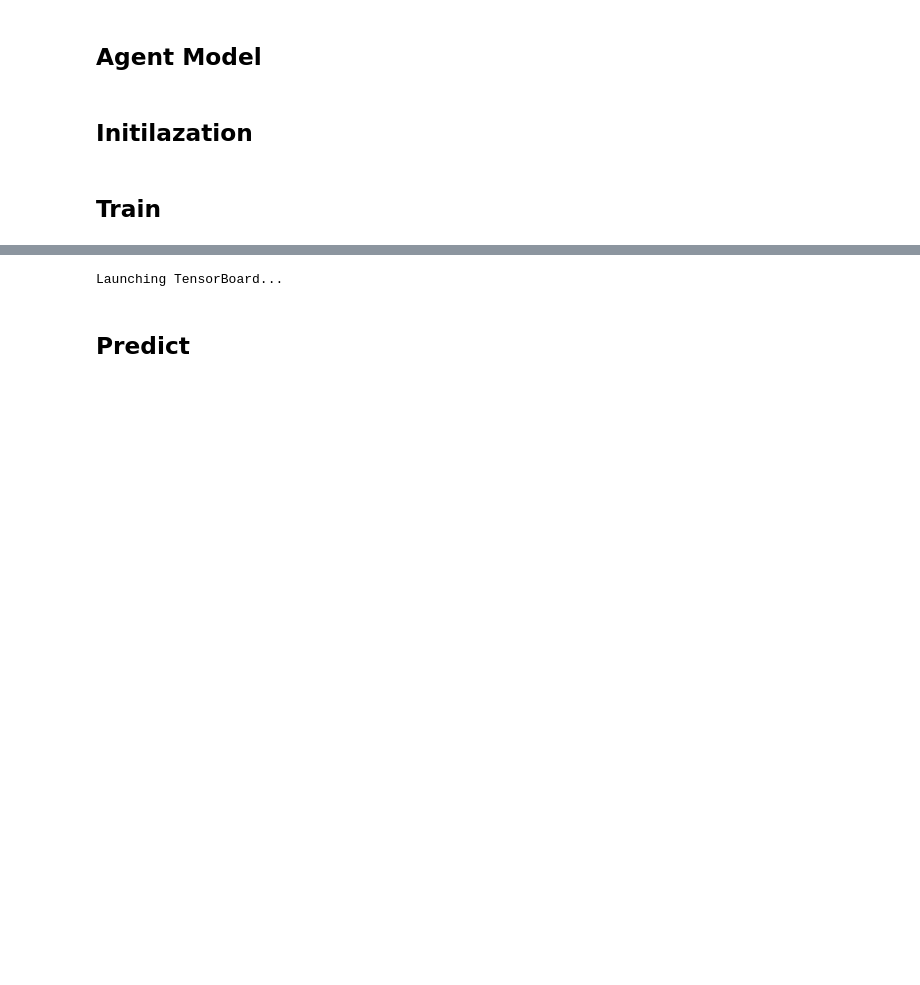
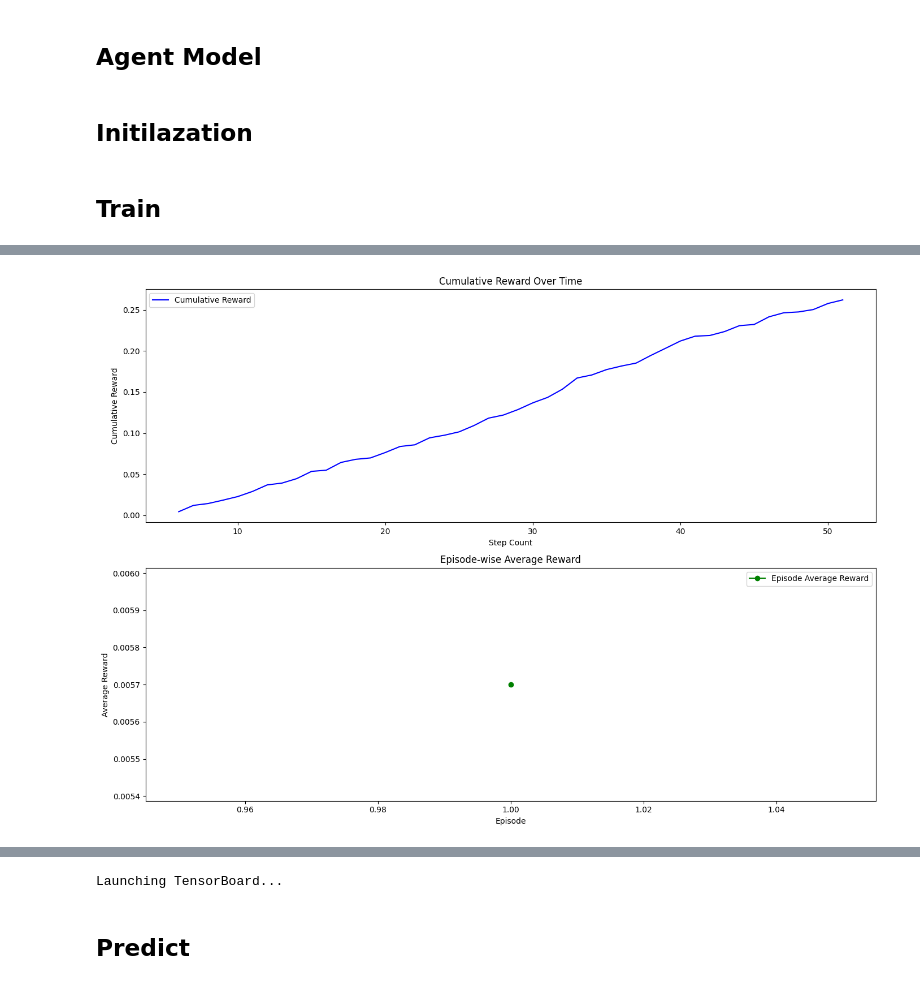
Before and after one commit to idrees535/ILP-V3, a Jupyter notebook: model_ notebooks/rl_lp_agent.ipynb, the cells around one changed output, grey strips where cells are left out. Drawn from its saved outputs; the diff is of its cells as text; code cells hidden in the pictures; blank space fills up the shorter version.

```diff
--- a/model_ notebooks/rl_lp_agent.ipynb
+++ b/model_ notebooks/rl_lp_agent.ipynb
@@ -1225,0 +1306,26 @@ Episode 1: Reward = -150.73608223348438
+# %%
+# Calculating cumulative reward and episode-wise average reward
+new_data_df=data_df
+new_data_df['cumulative_reward'] = new_data_df['_reward'].cumsum()
+episode_avg_reward = new_data_df.groupby('episode').mean()['_reward']
+
+fig, axes = plt.subplots(nrows=2, ncols=1, figsize=(14, 10))
+
+# Plotting cumulative reward over time
+axes[0].plot(new_data_df['step_count'], new_data_df['cumulative_reward'], label='Cumulative Reward', color='blue')
+axes[0].set_title('Cumulative Reward Over Time')
+axes[0].set_xlabel('Step Count')
+axes[0].set_ylabel('Cumulative Reward')
+axes[0].legend()
+
+# Plotting episode-wise average reward
+axes[1].plot(episode_avg_reward.index, episode_avg_reward.values, label='Episode Average Reward', color='green', marker='o')
+axes[1].set_title('Episode-wise Average Reward')
+axes[1].set_xlabel('Episode')
+axes[1].set_ylabel('Average Reward')
+axes[1].legend()
+
+plt.tight_layout()
+plt.show()
+# %% [output]
+[figure, added]
```
Also changed, not shown: parts of 13 cells of this notebook, 18 other files.
